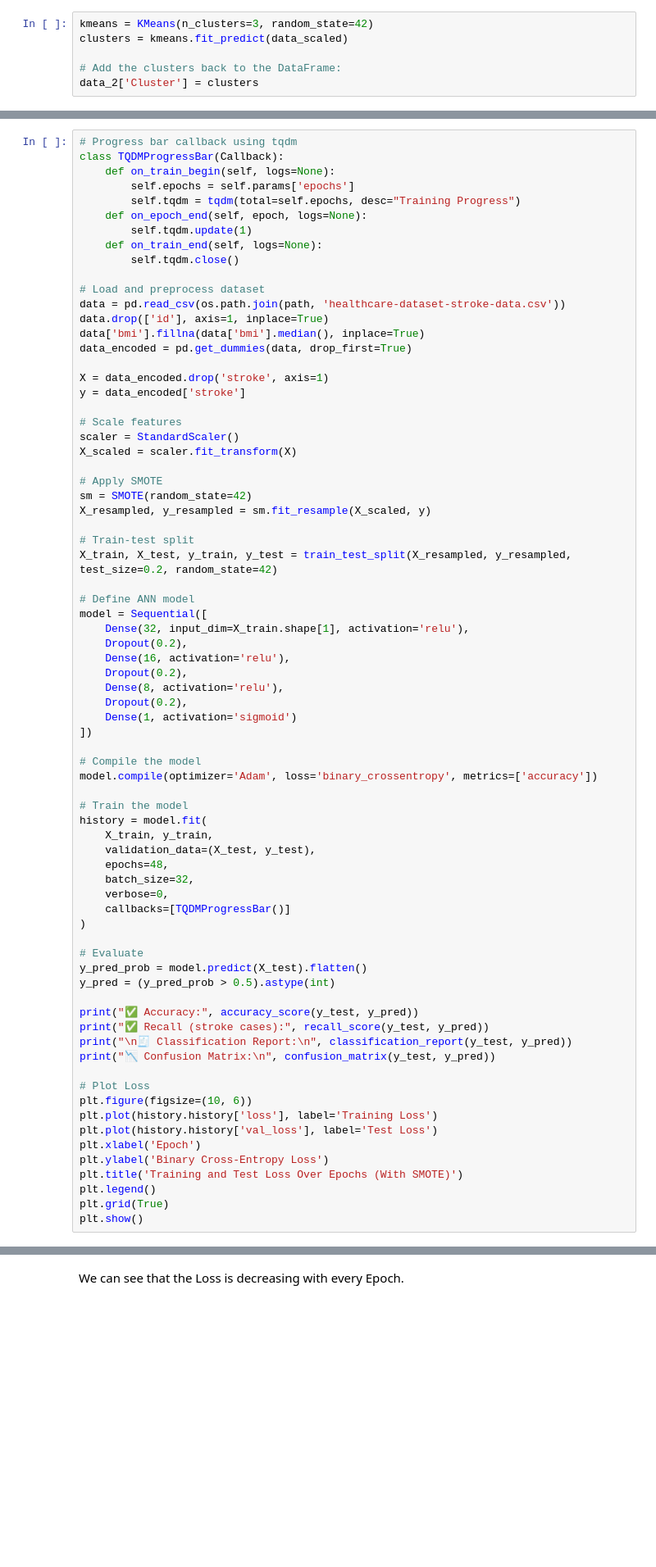
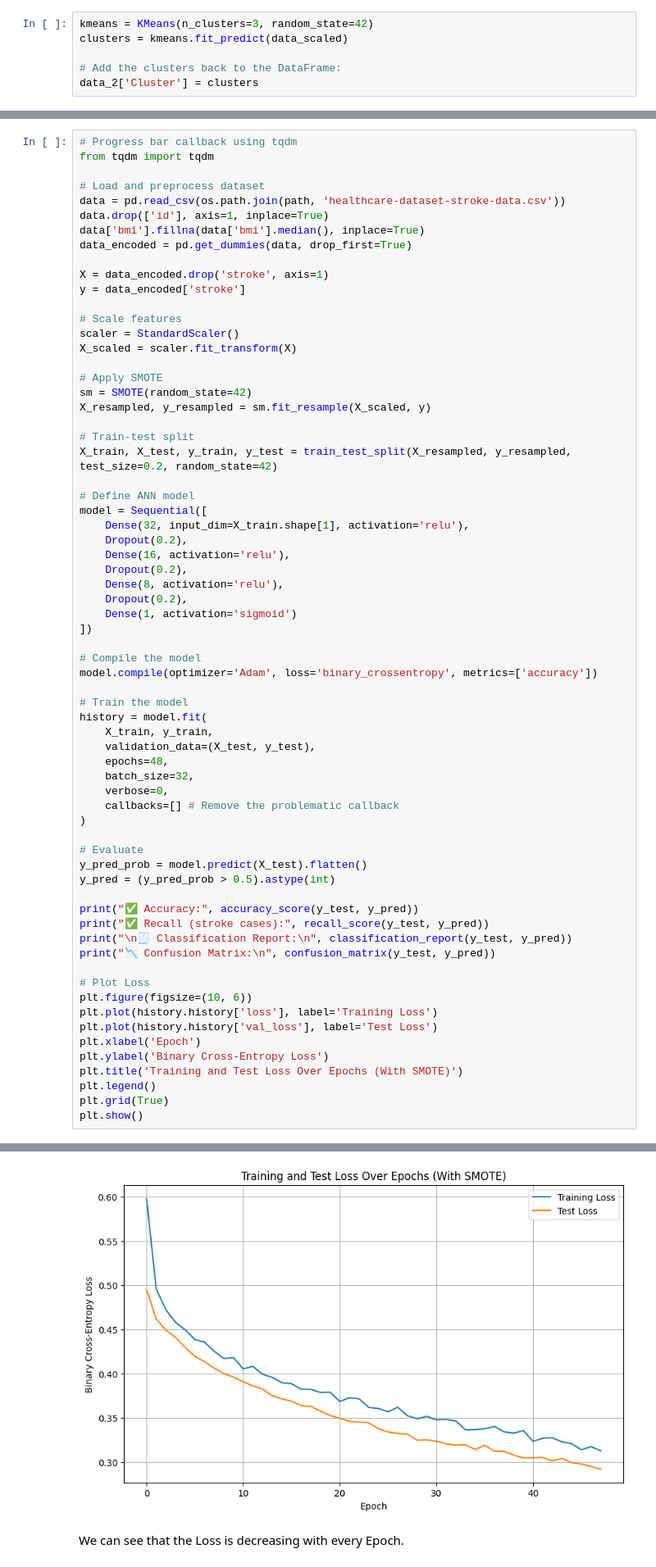
Before and after one commit to weladmani/Stroke-Prediction-on-Kaggle-dataset, a Jupyter notebook: Unsupervised Learning Stroke prediction.ipynb, the cells around one changed output, grey strips where cells are left out. Shown at 82% size. Cells and saved outputs as stored; diff of their text form; blank space fills up the shorter version.

```diff
--- a/Unsupervised Learning Stroke prediction.ipynb
+++ b/Unsupervised Learning Stroke prediction.ipynb
@@ -313,14 +369,7 @@ I use a batch size of 32, meaning the model updates weights after processing eve
 The default learning rate for Adam is 0.001, which provides a good balance between speed and convergence stability.
 # %%
 # Progress bar callback using tqdm
-class TQDMProgressBar(Callback):
-    def on_train_begin(self, logs=None):
-        self.epochs = self.params['epochs']
-        self.tqdm = tqdm(total=self.epochs, desc="Training Progress")
-    def on_epoch_end(self, epoch, logs=None):
-        self.tqdm.update(1)
-    def on_train_end(self, logs=None):
-        self.tqdm.close()
+from tqdm import tqdm
 
 # Load and preprocess dataset
 data = pd.read_csv(os.path.join(path, 'healthcare-dataset-stroke-data.csv'))
@@ -363,7 +412,7 @@ history = model.fit(
     epochs=48,
     batch_size=32,
     verbose=0,
-    callbacks=[TQDMProgressBar()]
+    callbacks=[] # Remove the problematic callback
 )
 
 # Evaluate
@@ -385,3 +434,4 @@ plt.title('Training and Test Loss Over Epochs (With SMOTE)')
 plt.legend()
 plt.grid(True)
 plt.show()
+# %% [output]
@@ -388,3 +455,4 @@ plt.show()
+[figure, added]
 # %% [markdown]
 We can see that the Loss is decreasing with every Epoch.
 # %%
```
Also changed, not shown: parts of 11 cells of this notebook.
